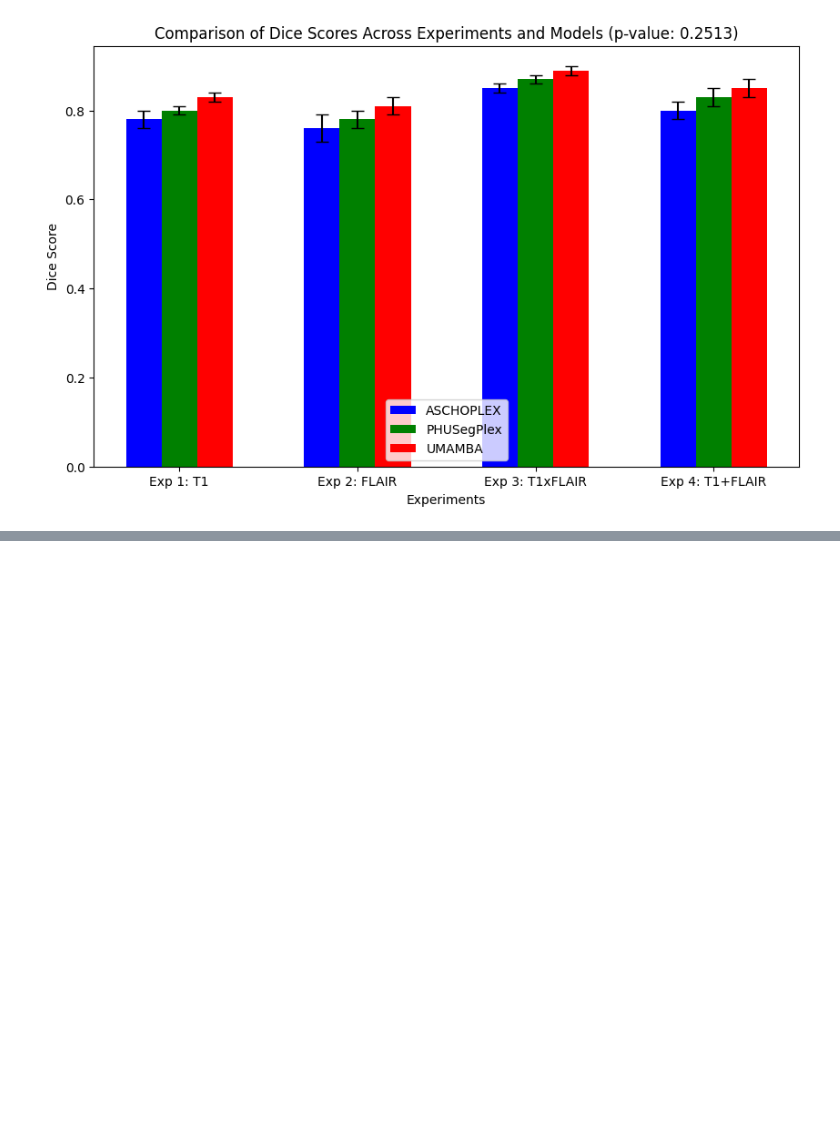
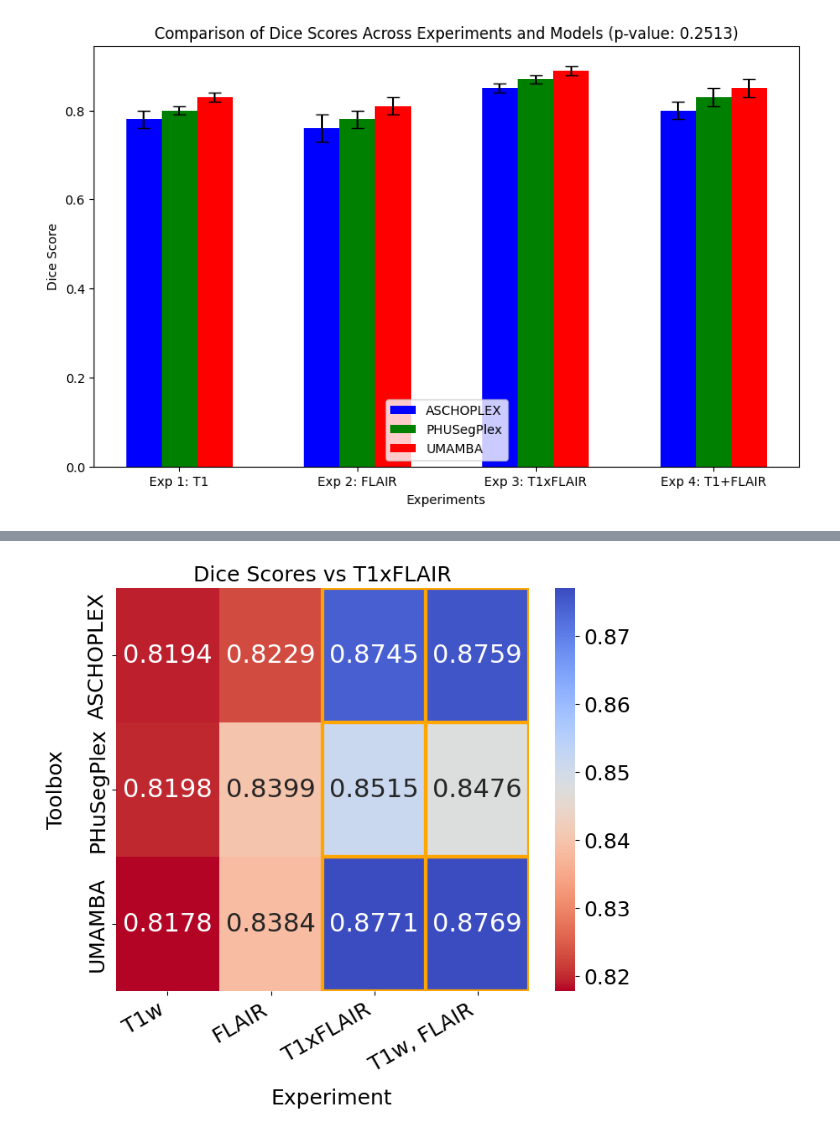
Before and after one commit to laierkasten23/PSU_Mamba, a Jupyter notebook: Code_metrics_analysis/Notebooks/metrics_visualization.ipynb, the cells around one changed output, grey strips where cells are left out. Cells and saved outputs as stored; diff of their text form; code cells hidden in the pictures; blank space fills up the shorter version.

```diff
--- a/Code_metrics_analysis/Notebooks/metrics_visualization.ipynb
+++ b/Code_metrics_analysis/Notebooks/metrics_visualization.ipynb
@@ -154,0 +362,52 @@ plt.show()
+# %%
+# THATS THE ONE
+
+import matplotlib.pyplot as plt
+import numpy as np
+import seaborn as sns
+
+# Data for experiments
+experiments = ['T1w', 'FLAIR', 'T1xFLAIR', 'T1w, FLAIR']
+
+# Data for Dice scores against different ground truths
+aschoplex_dice_t1xflair = [0.8194, 0.8229, 0.8745, 0.8759]
+phusegplex_dice_t1xflair = [0.8198, 0.8399, 0.8515, 0.8476]
+umamba_dice_t1xflair = [0.8178, 0.8384, 0.8771, 0.8769]
+
+# Create a figure
+fig, ax = plt.subplots(figsize=(8, 8))
+
+# Data for heatmap
+data_t1xflair = np.array([aschoplex_dice_t1xflair, phusegplex_dice_t1xflair, umamba_dice_t1xflair])
+
+# Title for the heatmap
+title = 'Dice Scores vs T1xFLAIR'
+
+# Plot heatmap with a diverging color palette
+sns.heatmap(data_t1xflair, annot=True, fmt=".4f", xticklabels=experiments, yticklabels=['ASCHOPLEX', 'PHuSegPlex', 'UMAMBA'], ax=ax, cmap="coolwarm_r", annot_kws={"size": 22})
+ax.set_title(title, fontsize=18)
+ax.set_xticklabels(ax.get_xticklabels(), rotation=30, ha='right', fontsize=18)
+ax.set_yticklabels(ax.get_yticklabels(), fontsize=18)
+ax.set_aspect(1.3)  # Adjust the aspect ratio to stretch the plot
+
+# Highlight experiments 3 and 4
+for i in range(3):
+    ax.add_patch(plt.Rectangle((2, i), 1, 1, fill=False, edgecolor='orange', lw=3))
+    ax.add_patch(plt.Rectangle((3, i), 1, 1, fill=False, edgecolor='orange', lw=3))
+
+# Increase font size of the color scale
+cbar = ax.collections[0].colorbar
+cbar.ax.tick_params(labelsize=18)
+
+# Add rotated label on the left
+fig.text(0.04, 0.5, 'Toolbox', va='center', ha='center', rotation='vertical', fontsize=18)
+
+# Add label at the bottom
+fig.text(0.45, 0.04, 'Experiment', va='center', ha='center', fontsize=18)
+
+# Adjust layout to create more space for the labels
+plt.subplots_adjust(left=0.12, right=0.9, top=0.8, bottom=0.2)
+
+plt.show()
+# %% [output]
+[figure, added]
```
Also changed, not shown: parts of 7 cells of this notebook, 18 other files.
